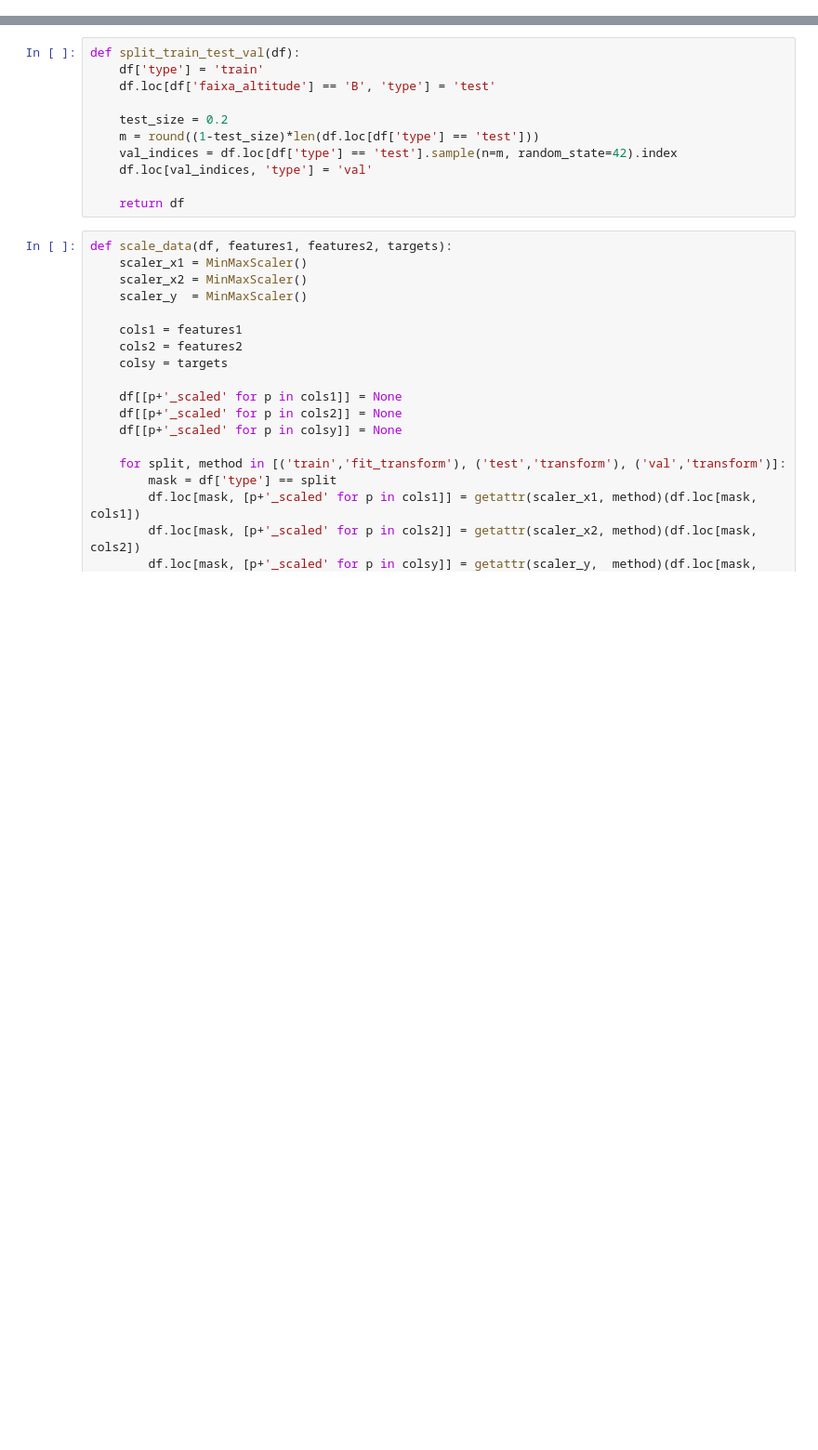
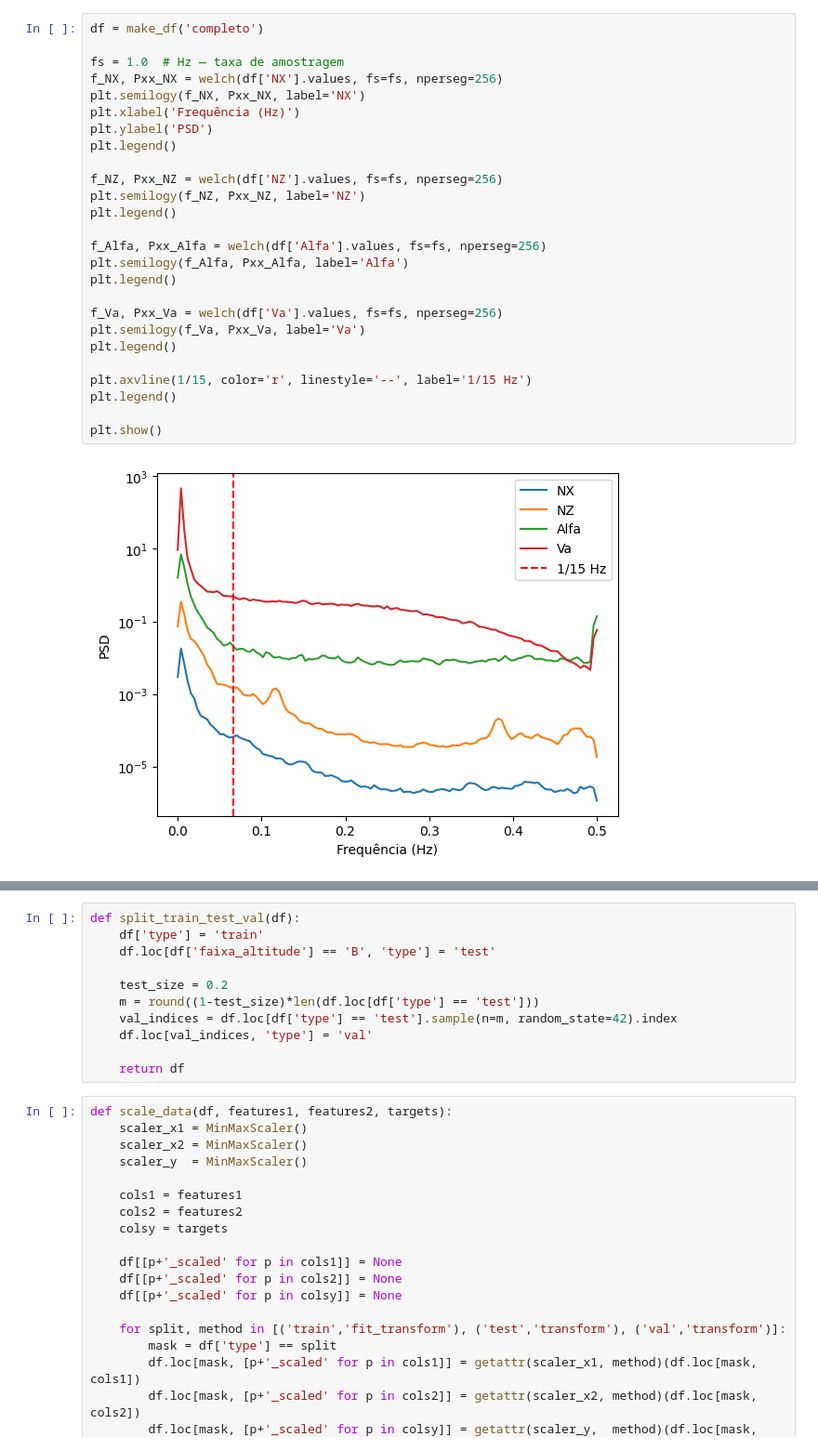
Before and after one commit to ymarcal/PMG, a Jupyter notebook: scriptPMG_refactored.ipynb, the cells around one changed output, grey strips where cells are left out. Shown at 93% size. Saved outputs shown, nothing was run; the diff lists cells and outputs as text; blank space fills up the shorter version.

```diff
--- a/scriptPMG_refactored.ipynb
+++ b/scriptPMG_refactored.ipynb
@@ -179,3 +134,31 @@ def make_df(tipo_dados):
         df.loc[df['h']==400, 'faixa_altitude'] = 'D'
 
     return df
+# %%
+df = make_df('completo')
+
+fs = 1.0  # Hz — taxa de amostragem
+f_NX, Pxx_NX = welch(df['NX'].values, fs=fs, nperseg=256)
+plt.semilogy(f_NX, Pxx_NX, label='NX')
+plt.xlabel('Frequência (Hz)')
+plt.ylabel('PSD')
+plt.legend()
+
+f_NZ, Pxx_NZ = welch(df['NZ'].values, fs=fs, nperseg=256)
+plt.semilogy(f_NZ, Pxx_NZ, label='NZ')
+plt.legend()
+
+f_Alfa, Pxx_Alfa = welch(df['Alfa'].values, fs=fs, nperseg=256)
+plt.semilogy(f_Alfa, Pxx_Alfa, label='Alfa')
+plt.legend()
+
+f_Va, Pxx_Va = welch(df['Va'].values, fs=fs, nperseg=256)
+plt.semilogy(f_Va, Pxx_Va, label='Va')
+plt.legend()
+
+plt.axvline(1/15, color='r', linestyle='--', label='1/15 Hz')
+plt.legend()
+
+plt.show()
+# %% [output]
+[figure, added]
```
Also changed, not shown: parts of 19 cells of this notebook.
